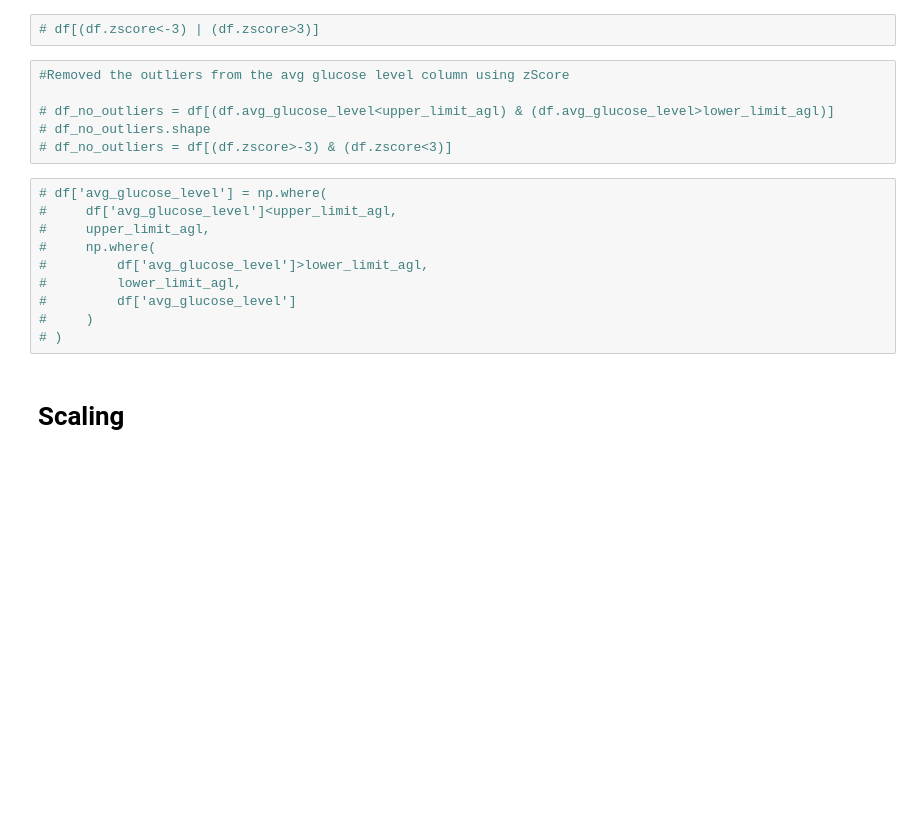
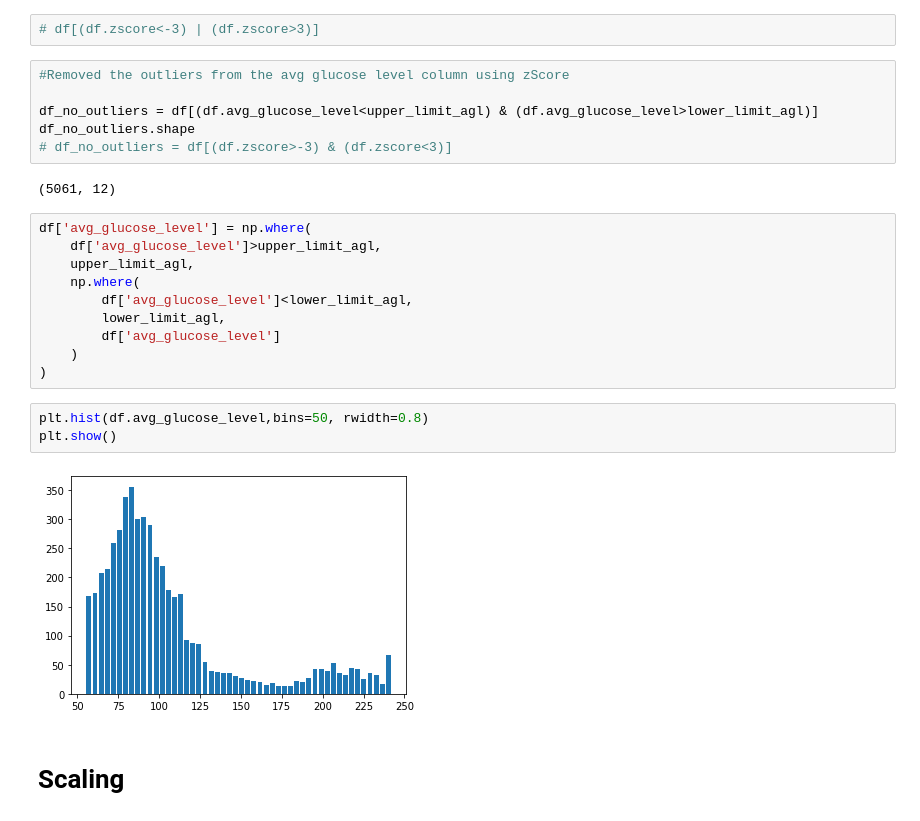
Before and after one commit to sohamp11/Dax-Training, a Jupyter notebook: DAX-DS-Assignment-2022-Soham_Pati/Data_Analytics/Analytics_Assign.ipynb, the cells around one changed output. Cells and saved outputs as stored; diff of their text form; blank space fills up the shorter version.

```diff
--- a/DAX-DS-Assignment-2022-Soham_Pati/Data_Analytics/Analytics_Assign.ipynb
+++ b/DAX-DS-Assignment-2022-Soham_Pati/Data_Analytics/Analytics_Assign.ipynb
@@ -244,19 +244,26 @@ print(upper_limit_agl,lower_limit_agl)
 # %%
 #Removed the outliers from the avg glucose level column using zScore
 
-# df_no_outliers = df[(df.avg_glucose_level<upper_limit_agl) & (df.avg_glucose_level>lower_limit_agl)]
-# df_no_outliers.shape
+df_no_outliers = df[(df.avg_glucose_level<upper_limit_agl) & (df.avg_glucose_level>lower_limit_agl)]
+df_no_outliers.shape
 # df_no_outliers = df[(df.zscore>-3) & (df.zscore<3)]
+# %% [output]
+(5061, 12)
 # %%
-# df['avg_glucose_level'] = np.where(
-#     df['avg_glucose_level']<upper_limit_agl,
-#     upper_limit_agl,
-#     np.where(
-#         df['avg_glucose_level']>lower_limit_agl,
-#         lower_limit_agl,
-#         df['avg_glucose_level']
-#     )
-# )
+df['avg_glucose_level'] = np.where(
+    df['avg_glucose_level']>upper_limit_agl,
+    upper_limit_agl,
+    np.where(
+        df['avg_glucose_level']<lower_limit_agl,
+        lower_limit_agl,
+        df['avg_glucose_level']
+    )
+)
+# %%
+plt.hist(df.avg_glucose_level,bins=50, rwidth=0.8)
+plt.show()
+# %% [output]
+[figure, added]
 # %% [markdown]
 # Scaling
 # %%
```
Also changed, not shown: parts of 7 cells of this notebook.
